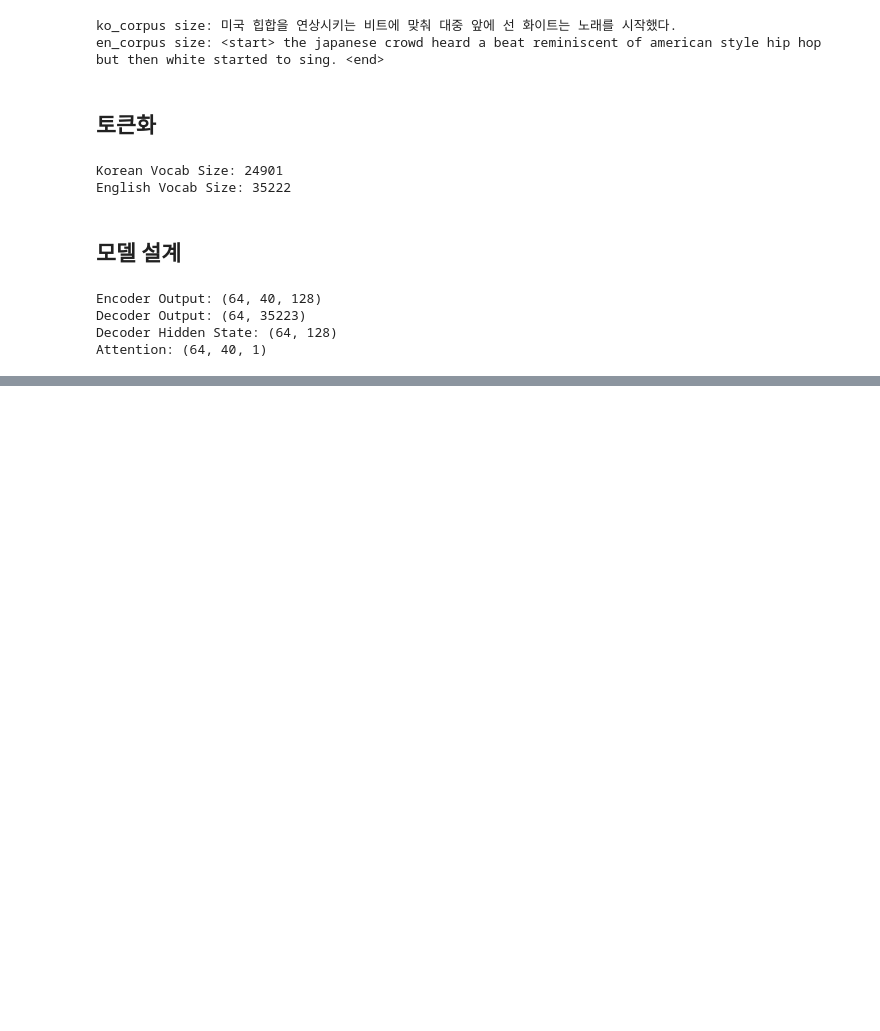
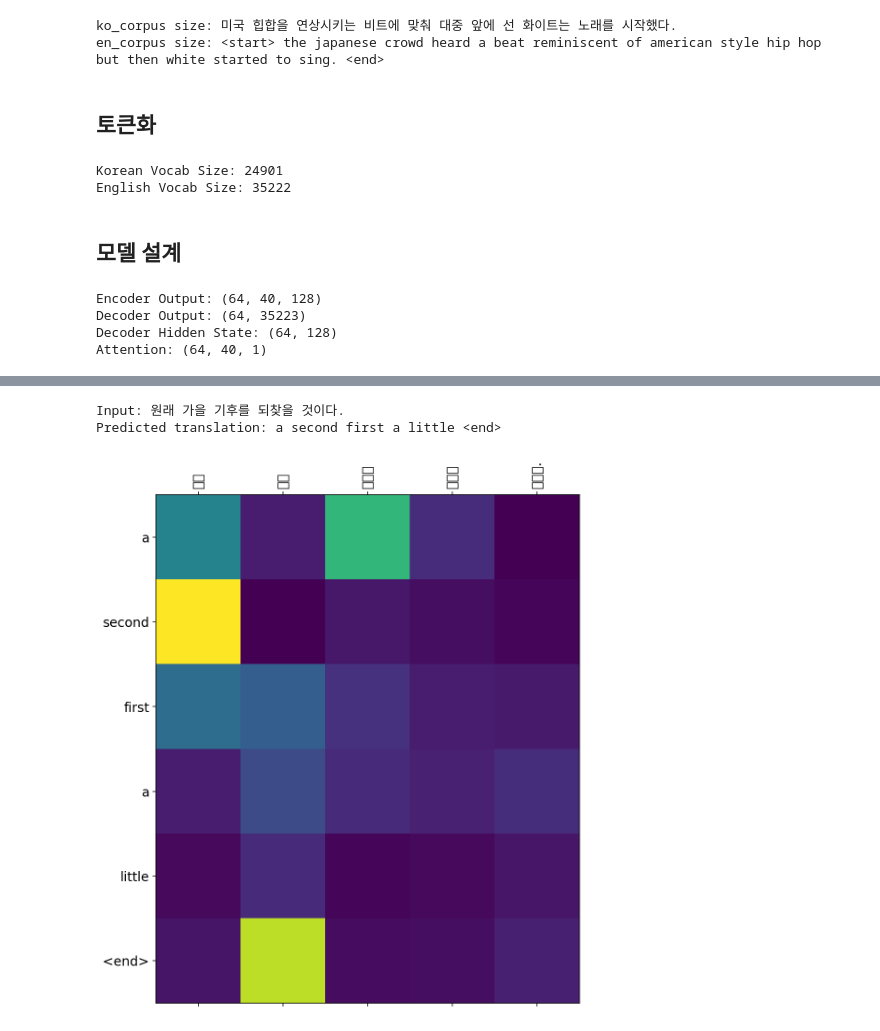
Before and after one commit to nanunzoey/aiffel_projects, a Jupyter notebook: goingdeeper/GD8_s2s_translator_kor_eng.ipynb, the cells around one changed output, grey strips where cells are left out. Drawn from its saved outputs; the diff is of its cells as text; code cells hidden in the pictures; blank space fills up the shorter version.

```diff
--- a/goingdeeper/GD8_s2s_translator_kor_eng.ipynb
+++ b/goingdeeper/GD8_s2s_translator_kor_eng.ipynb
@@ -429,0 +427,6 @@ Predicted translation: the <end>
+# %%
+translate("원래 가을 기후를 되찾을 것이다.", encoder, decoder)
+# %% [output]
+Input: 원래 가을 기후를 되찾을 것이다.
+Predicted translation: a second first a little <end>
+[figure, added]
```
Also changed, not shown: parts of 5 cells of this notebook.
